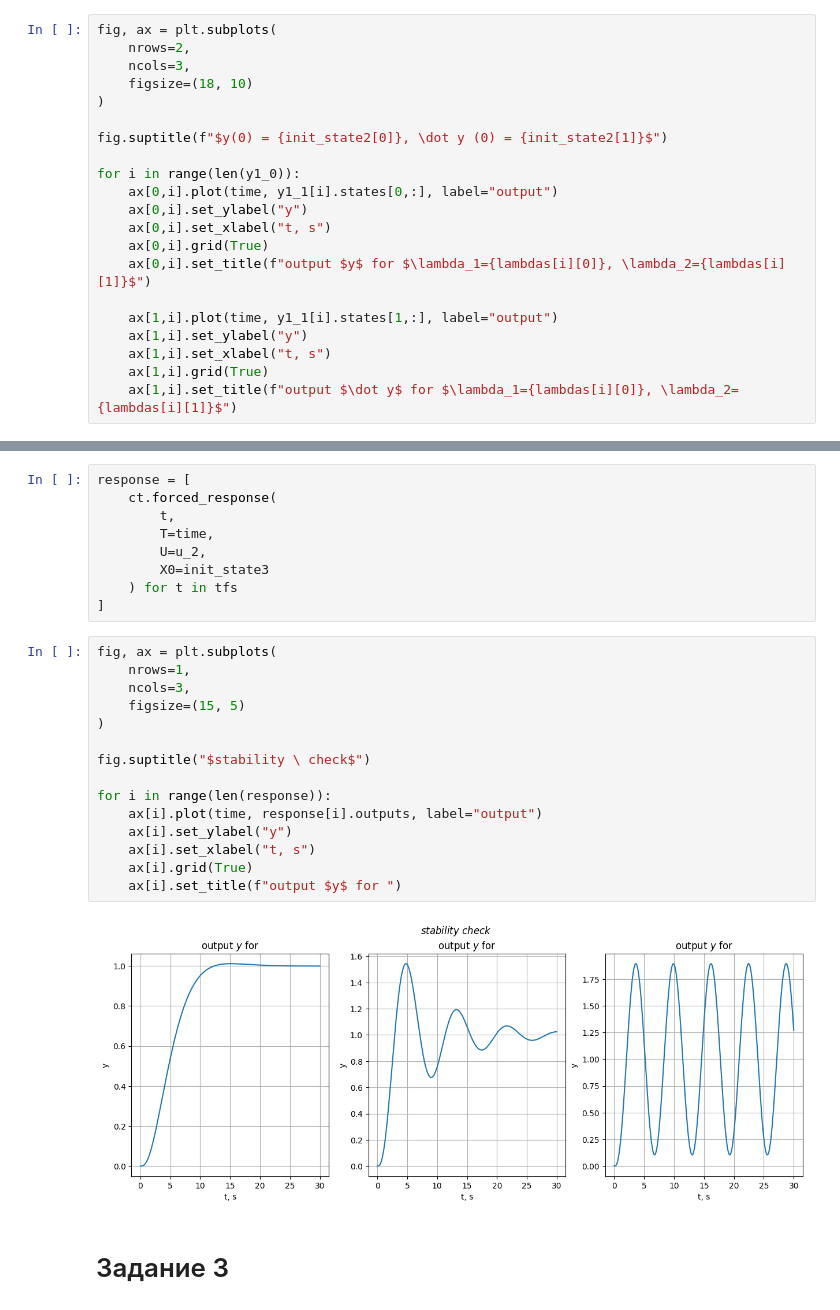
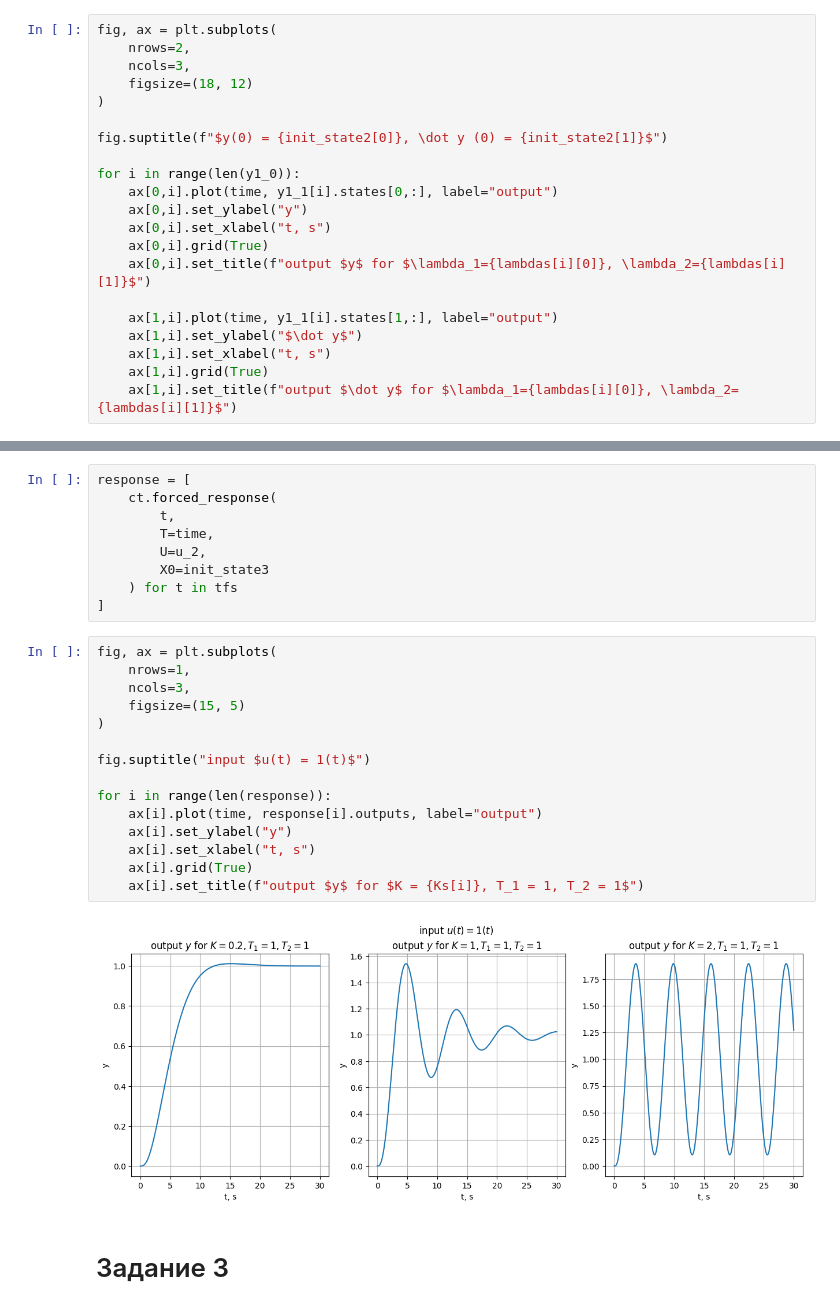
Before and after one commit to sidsnow/control_systems, a Jupyter notebook: ТАУ_Лаб_2.ipynb, the cells around one changed output, grey strips where cells are left out. Drawn from its saved outputs; the diff is of its cells as text.

```diff
--- a/ТАУ_Лаб_2.ipynb
+++ b/ТАУ_Лаб_2.ipynb
@@ -138,7 +138,7 @@ y1_1 = [
 fig, ax = plt.subplots(
     nrows=2,
     ncols=3,
-    figsize=(18, 10)
+    figsize=(18, 12)
 )
 
 fig.suptitle(f"$y(0) = {init_state2[0]}, \dot y (0) = {init_state2[1]}$")
@@ -151,7 +151,7 @@ for i in range(len(y1_0)):
     ax[0,i].set_title(f"output $y$ for $\lambda_1={lambdas[i][0]}, \lambda_2={lambdas[i][1]}$")
 
     ax[1,i].plot(time, y1_1[i].states[1,:], label="output")
-    ax[1,i].set_ylabel("y")
+    ax[1,i].set_ylabel("$\dot y$")
     ax[1,i].set_xlabel("t, s")
     ax[1,i].grid(True)
     ax[1,i].set_title(f"output $\dot y$ for $\lambda_1={lambdas[i][0]}, \lambda_2={lambdas[i][1]}$")
@@ -274,20 +274,20 @@ response = [
 # %%
 fig, ax = plt.subplots(
     nrows=1,
     ncols=3,
     figsize=(15, 5)
 )
 
-fig.suptitle("$stability \ check$")
+fig.suptitle("input $u(t) = 1(t)$")
 
 for i in range(len(response)):
     ax[i].plot(time, response[i].outputs, label="output")
     ax[i].set_ylabel("y")
     ax[i].set_xlabel("t, s")
     ax[i].grid(True)
-    ax[i].set_title(f"output $y$ for ")
+    ax[i].set_title(f"output $y$ for $K = {Ks[i]}, T_1 = 1, T_2 = 1$")
 # %% [output]
-[figure, old version]
+[figure, new version]
 # %% [markdown]
 # Задание 3
 # %% [markdown]
```
Also changed, not shown: parts of 5 cells of this notebook.
